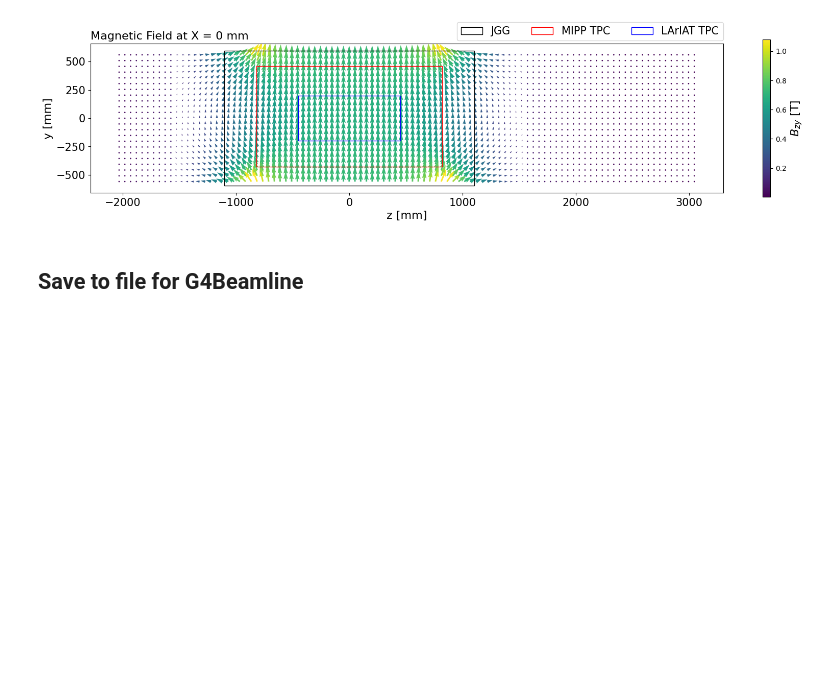
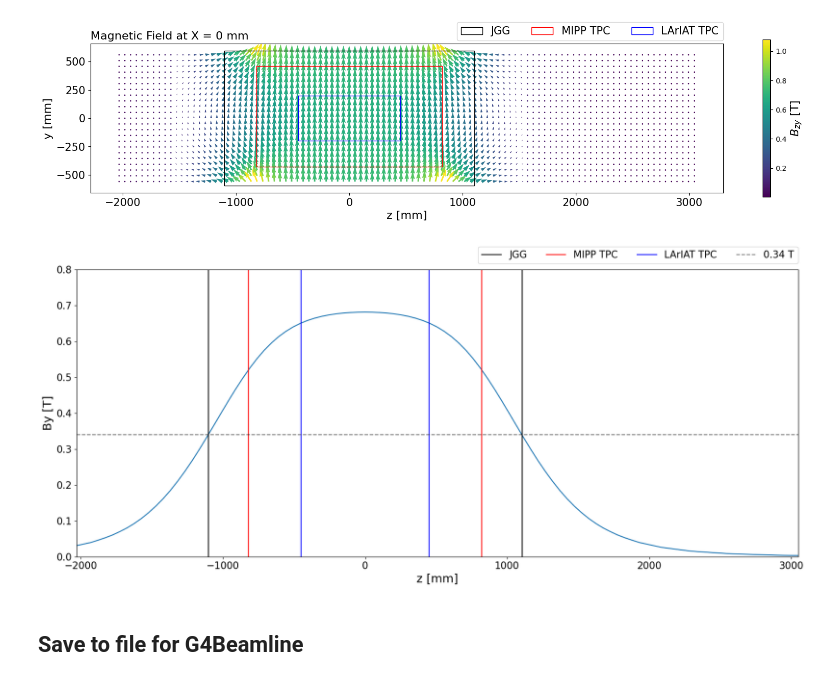
Before and after one commit to ArCS-FNAL/beamline, a Jupyter notebook: JGGFieldMap/FieldMap.ipynb, the cells around one changed output. Cells and saved outputs as stored; diff of their text form; code cells hidden in the pictures; blank space fills up the shorter version.

```diff
--- a/JGGFieldMap/FieldMap.ipynb
+++ b/JGGFieldMap/FieldMap.ipynb
@@ -318,6 +318,36 @@ plt.savefig(_save_dir + 'fieldmap_arrow_yz.pdf')
 plt.show()
 # %% [output]
 [figure]
+# %%
+fig, ax = plt.subplots(ncols=1, nrows=1, figsize=(20, 8))
+
+df_sel = df.query('x == 0*@scale and y == 0*@scale')
+ax.plot(df_sel['z'], df_sel['By'])
+
+ax.axvline(-2209/2, color='black', label='JGG') #, -1194/2), 2209, 1194
+ax.axvline(+2209/2, color='black', label=None)
+
+ax.axvline(-820, color='red', label='MIPP TPC')
+ax.axvline(+820, color='red', label=None)
+
+ax.axvline(-900/2, color='blue', label='LArIAT TPC')
+ax.axvline(+900/2, color='blue', label=None)
+
+ax.axhline(0.34, color='black', linestyle='dashed', alpha=0.5, label='0.34 T')
+
+ax.set_xlim([-40*scale,60*scale])
+ax.set_ylim([0.,0.8])
+# font_size=18
+ax.set_xlabel('z [mm]',fontsize=font_size)
+ax.set_ylabel('By [T]',fontsize=font_size)
+ax.tick_params(labelsize=15)
+
+ax.legend(bbox_to_anchor=(0, 1.02, 1, 0.2), loc="lower right", borderaxespad=0, ncol=4, fontsize=15)
+
+plt.savefig(_save_dir + 'field_y_vs_z.pdf')
+plt.show()
+# %% [output]
+[figure, added]
 # %% [markdown]
 ## Save to file for G4Beamline
 # %%
```
